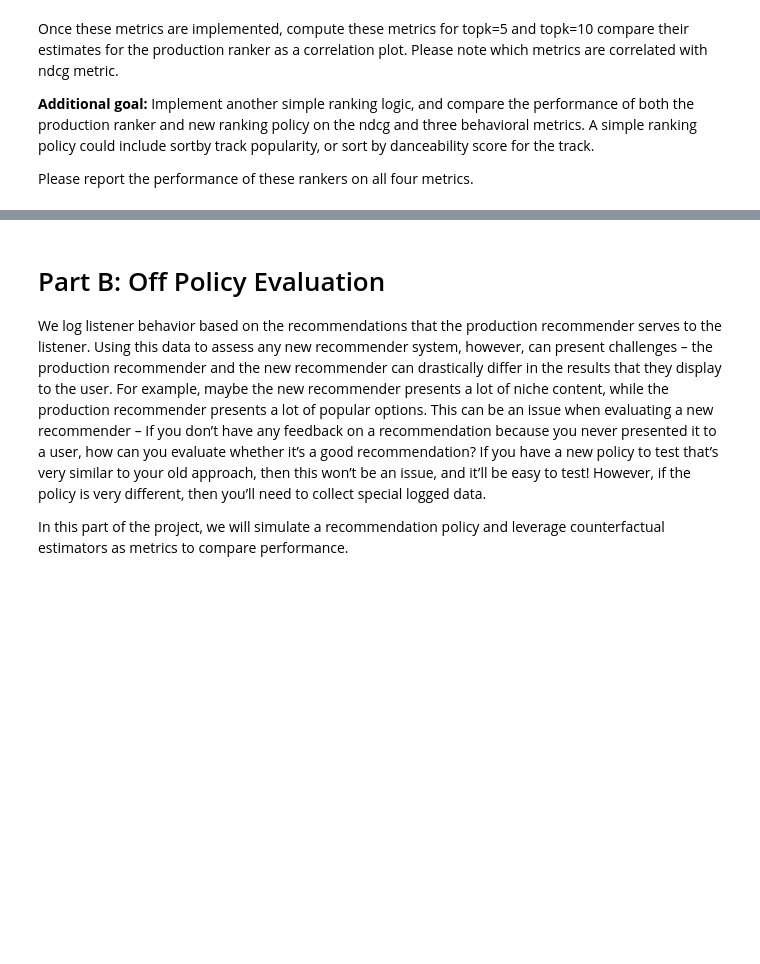
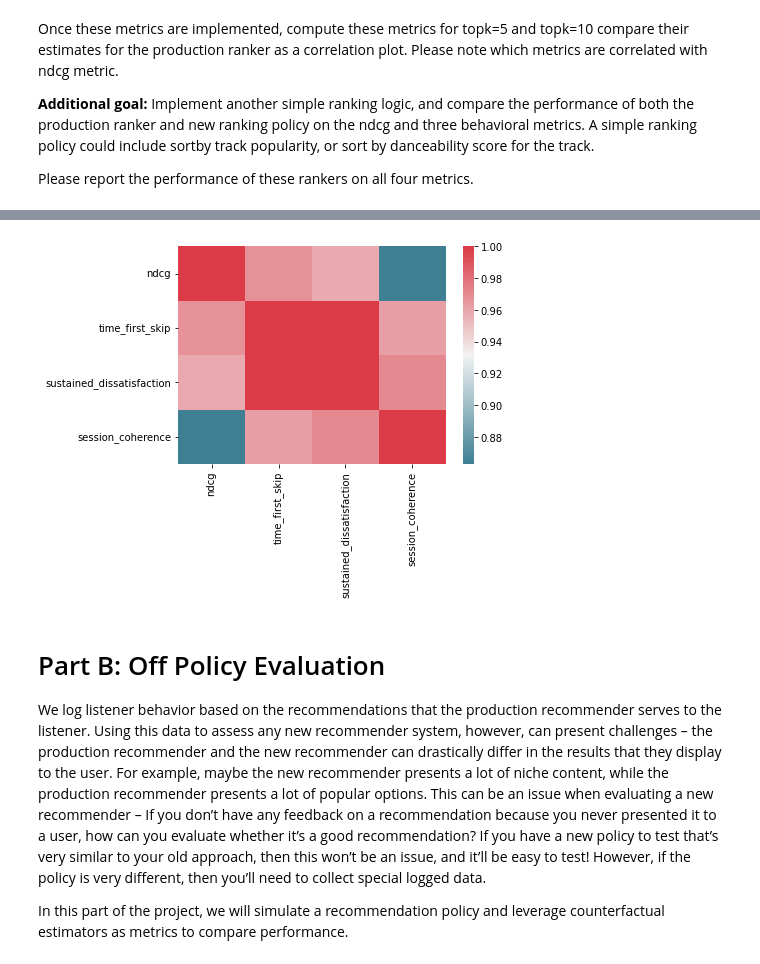
Before and after one commit to mibarguen/recommendations-at-scale, a Jupyter notebook: notebooks/week4_evaluation.ipynb, the cells around one changed output, grey strips where cells are left out. Saved outputs shown, nothing was run; the diff lists cells and outputs as text; code cells hidden in the pictures; blank space fills up the shorter version.

```diff
--- a/notebooks/week4_evaluation.ipynb
+++ b/notebooks/week4_evaluation.ipynb
@@ -173,0 +136,7 @@ Average time to first skip: 3.975
+# %%
+def get_time_to_first_skip_first_k(df, k):
+    sub_df = df
+    if k:
+        sub_df = df.groupby('session_id').apply(lambda x: x.nsmallest(k,['session_position'])).reset_index(drop = True)
+    time_first_skipped = get_time_to_first_skip(sub_df)
+    return time_first_skipped['last_track_num'].mean()
@@ -210,3 +222,20 @@ Implement another simple ranking logic, and compare the performance of both the
 A simple ranking policy could include sortby track popularity, or sort by danceability score for the track.
 
 Please report the performance of these rankers on all four metrics.
+# %%
+def get_session_coherence(df, k):
+    sub_df = df
+    if k:
+        sub_df = df.groupby('session_id').apply(lambda x: x.nsmallest(k,['session_position'])).reset_index(drop = True)
+
+    sub_df['acoustic_vector_joined'] = sub_df.apply(lambda x: np.array([x[f'acoustic_vector_{i + 1}'] for i in range(7)]),
+                                                     axis=1)
+
+    # From: https://stackoverflow.com/a/65908593
+    return sub_df.groupby('session_id')['acoustic_vector_joined'].transform(
+        lambda group: pdist(group.to_list(), metric="cosine").mean()).mean()
+# %%
+k = 10
+session_coherence_score = get_session_coherence(joined_df, k)
+
+print(f'Session Coherence Score (K={k}): {round(session_coherence_score, 3)}')
@@ -212,0 +244,12 @@ Please report the performance of these rankers on all four metrics.
+# %%
+k_list = [3, 5, 10, 15]
+score_lists = []
+
+for k in k_list:
+    k_dict = {'k': k}
+    k_dict['ndcg'] = get_ndcg_k(log, k)
+    k_dict['time_first_skip'] = get_time_to_first_skip_first_k(log, k)
+    k_dict['sustained_dissatisfaction'] = get_sustained_dissatisfaction(log, k)
+
+    k_dict['session_coherence'] = get_session_coherence(joined_df, k)
+    score_lists.append(k_dict)
@@ -213,3 +265,13 @@ Please report the performance of these rankers on all four metrics.
+# %%
+corr_matrix_vals = pd.DataFrame(score_lists).corr().iloc[1:, 1:]
+sns.heatmap(corr_matrix_vals,
+           xticklabels=corr_matrix_vals.columns.values,
+           yticklabels=corr_matrix_vals.columns.values,
+           cmap=sns.diverging_palette(220, 10, as_cmap=True)
+           )
+plt.show();
+# %% [output]
+[figure, added]
 # %% [markdown]
 # Part B: Off Policy Evaluation
 
```
Also changed, not shown: parts of 36 cells of this notebook.
